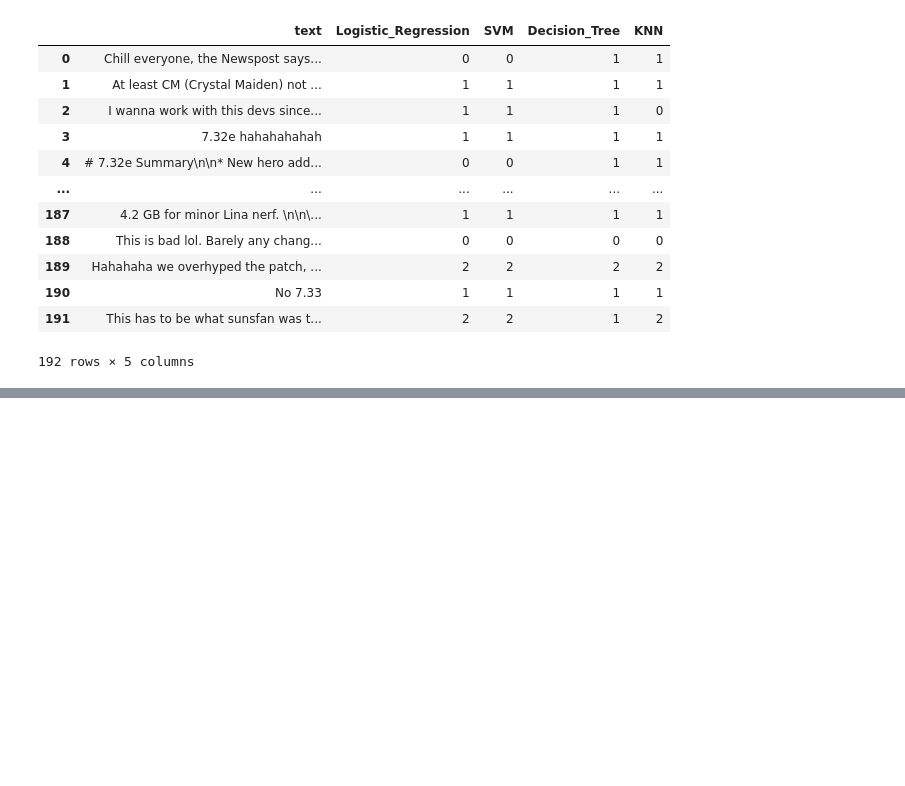
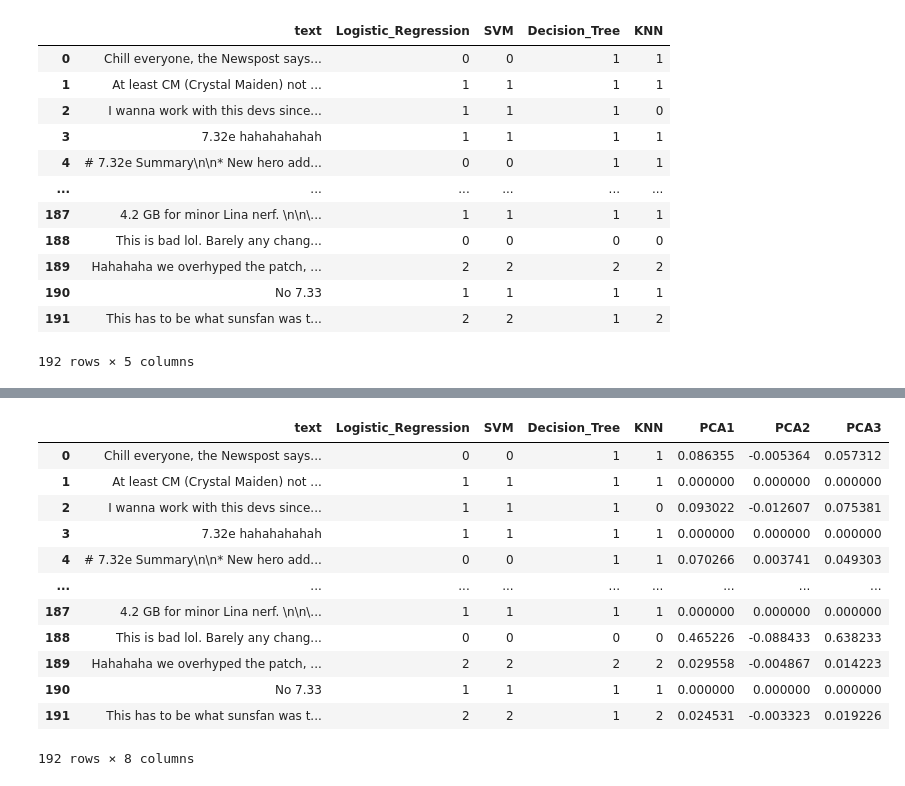
Before and after one commit to ntran119/GoEmotions_Brainstation_Cap, a Jupyter notebook: GoEmo_Week3.ipynb, the cells around one changed output, grey strips where cells are left out. Cells and saved outputs as stored; diff of their text form; code cells hidden in the pictures; blank space fills up the shorter version.

```diff
--- a/GoEmo_Week3.ipynb
+++ b/GoEmo_Week3.ipynb
@@ -544,2 +600,22 @@ reddit
+# %%
+reddit['PCA1'] = reddit_pca_df[0]
+reddit['PCA2'] = reddit_pca_df[1]
+reddit['PCA3'] = reddit_pca_df[2]
+# %%
+reddit
+# %% [output]
+|  | text | Logistic_Regression | SVM | Decision_Tree | KNN | PCA1 | PCA2 | PCA3 |
+| 0 | Chill everyone, the Newspost says... | 0 | 0 | 1 | 1 | 0.086355 | -0.005364 | 0.057312 |
+| 1 | At least CM (Crystal Maiden) not ... | 1 | 1 | 1 | 1 | 0.000000 | 0.000000 | 0.000000 |
+| 2 | I wanna work with this devs since... | 1 | 1 | 1 | 0 | 0.093022 | -0.012607 | 0.075381 |
+| 3 | 7.32e hahahahahah | 1 | 1 | 1 | 1 | 0.000000 | 0.000000 | 0.000000 |
+| 4 | # 7.32e Summary\n\n* New hero add... | 0 | 0 | 1 | 1 | 0.070266 | 0.003741 | 0.049303 |
+| ... | ... | ... | ... | ... | ... | ... | ... | ... |
+| 187 | 4.2 GB for minor Lina nerf. \n\n\... | 1 | 1 | 1 | 1 | 0.000000 | 0.000000 | 0.000000 |
+| 188 | This is bad lol. Barely any chang... | 0 | 0 | 0 | 0 | 0.465226 | -0.088433 | 0.638233 |
+| 189 | Hahahaha we overhyped the patch, ... | 2 | 2 | 2 | 2 | 0.029558 | -0.004867 | 0.014223 |
+| 190 | No 7.33 | 1 | 1 | 1 | 1 | 0.000000 | 0.000000 | 0.000000 |
+| 191 | This has to be what sunsfan was t... | 2 | 2 | 1 | 2 | 0.024531 | -0.003323 | 0.019226 |
+192 rows × 8 columns
 # %%
 reddit.to_csv('dota_comments.csv', index = False)
```
Also changed, not shown: parts of 6 cells of this notebook, 5 other files.
